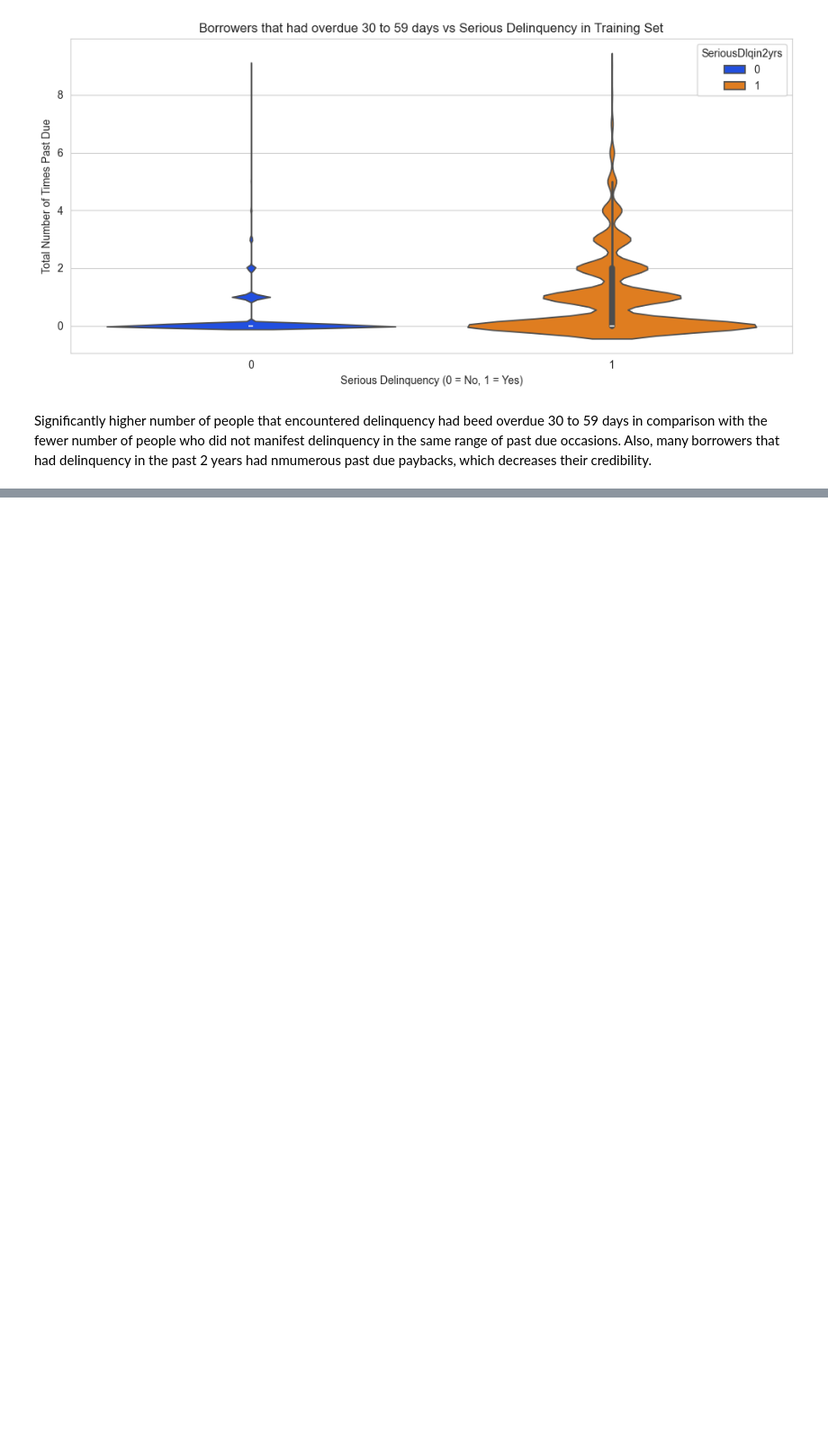
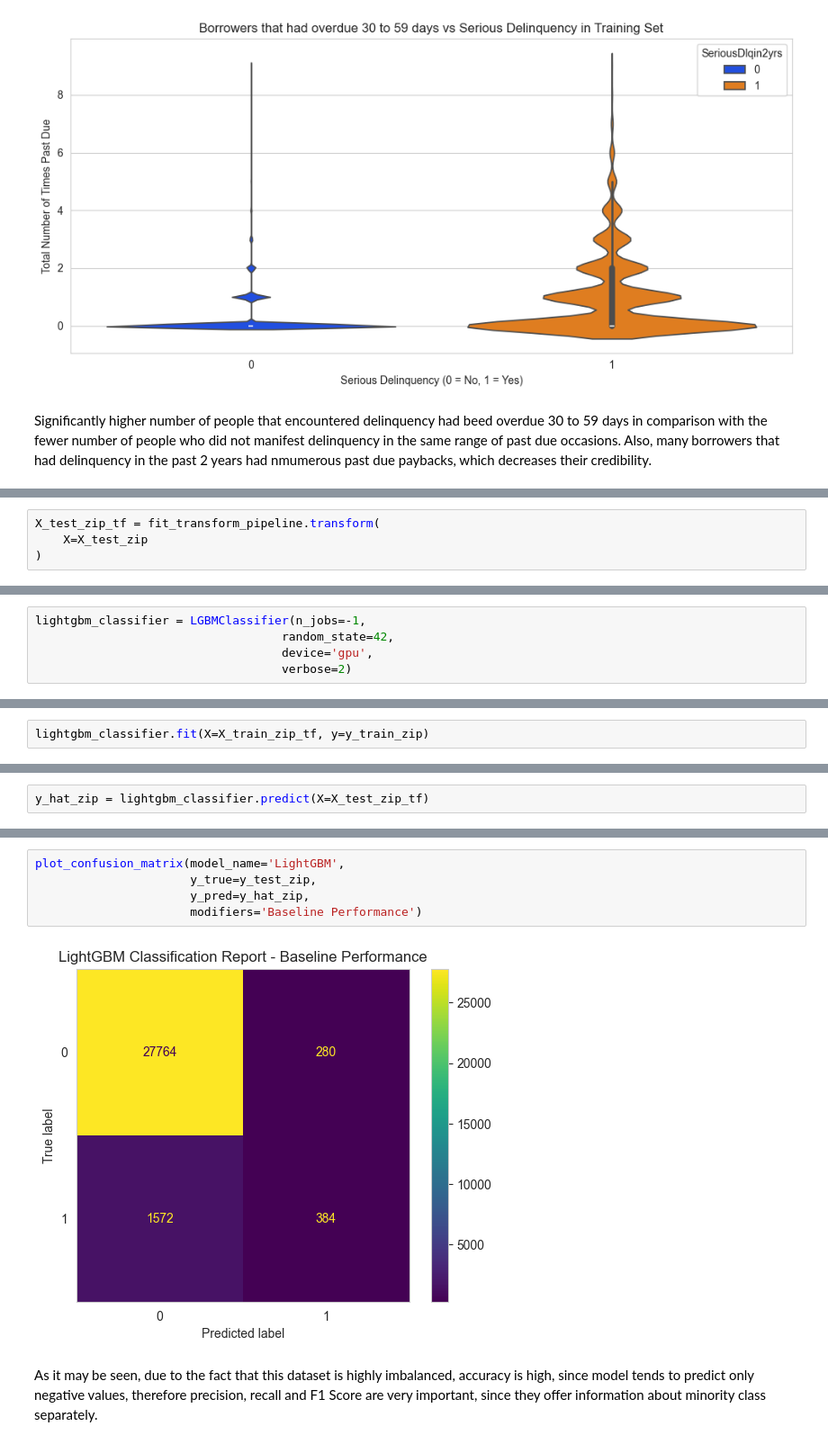
Before and after one commit to Ghenntoggy1/Sigmoid-ML-Tasks, a Jupyter notebook: Pre_Exam_2_Give_Me_Some_Credit_Classification/Pre_Exam_2_Give_Me_Some_Credit_Classification.ipynb, the cells around one changed output, grey strips where cells are left out. Shown at 90% size. Saved outputs shown, nothing was run; the diff lists cells and outputs as text; blank space fills up the shorter version.

```diff
--- a/Pre_Exam_2_Give_Me_Some_Credit_Classification/Pre_Exam_2_Give_Me_Some_Credit_Classification.ipynb
+++ b/Pre_Exam_2_Give_Me_Some_Credit_Classification/Pre_Exam_2_Give_Me_Some_Credit_Classification.ipynb
@@ -1053,0 +1270,4 @@ Significantly higher number of people that encountered delinquency had beed over
+# %%
+X_test_zip_tf = fit_transform_pipeline.transform(
+    X=X_test_zip
+)
@@ -1053,0 +1289,5 @@ Significantly higher number of people that encountered delinquency had beed over
+# %%
+lightgbm_classifier = LGBMClassifier(n_jobs=-1,
+                                   random_state=42,
+                                   device='gpu',
+                                   verbose=2)
@@ -1053,0 +1296,2 @@ Significantly higher number of people that encountered delinquency had beed over
+# %%
+lightgbm_classifier.fit(X=X_train_zip_tf, y=y_train_zip)
@@ -1053,0 +1317,2 @@ Significantly higher number of people that encountered delinquency had beed over
+# %%
+y_hat_zip = lightgbm_classifier.predict(X=X_test_zip_tf)
@@ -1053,0 +1334,9 @@ Significantly higher number of people that encountered delinquency had beed over
+# %%
+plot_confusion_matrix(model_name='LightGBM',
+                      y_true=y_test_zip,
+                      y_pred=y_hat_zip,
+                      modifiers='Baseline Performance')
+# %% [output]
+[figure, added]
+# %% [markdown]
+As it may be seen, due to the fact that this dataset is highly imbalanced, accuracy is high, since model tends to predict only negative values, therefore precision, recall and F1 Score are very important, since they offer information about minority class separately.
```
Also changed, not shown: parts of 110 cells of this notebook.
